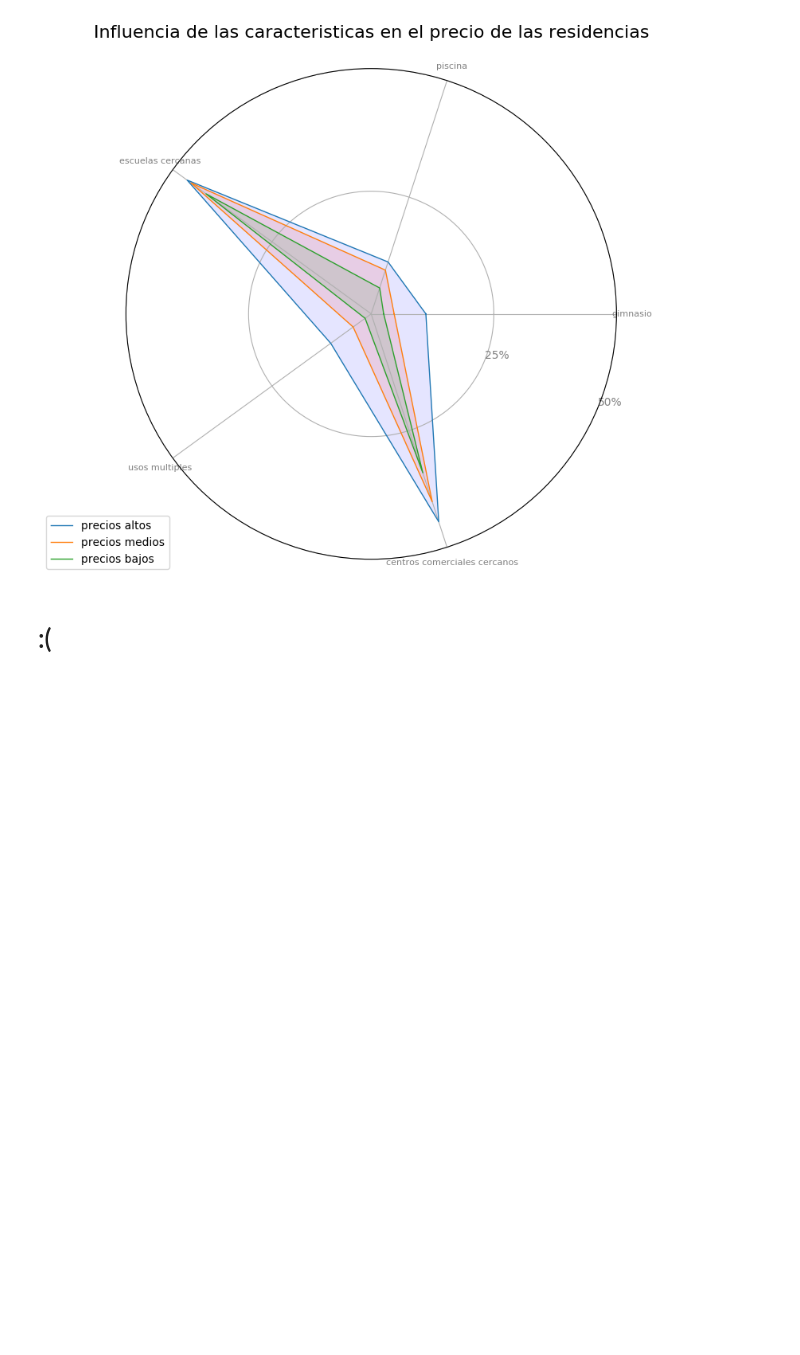
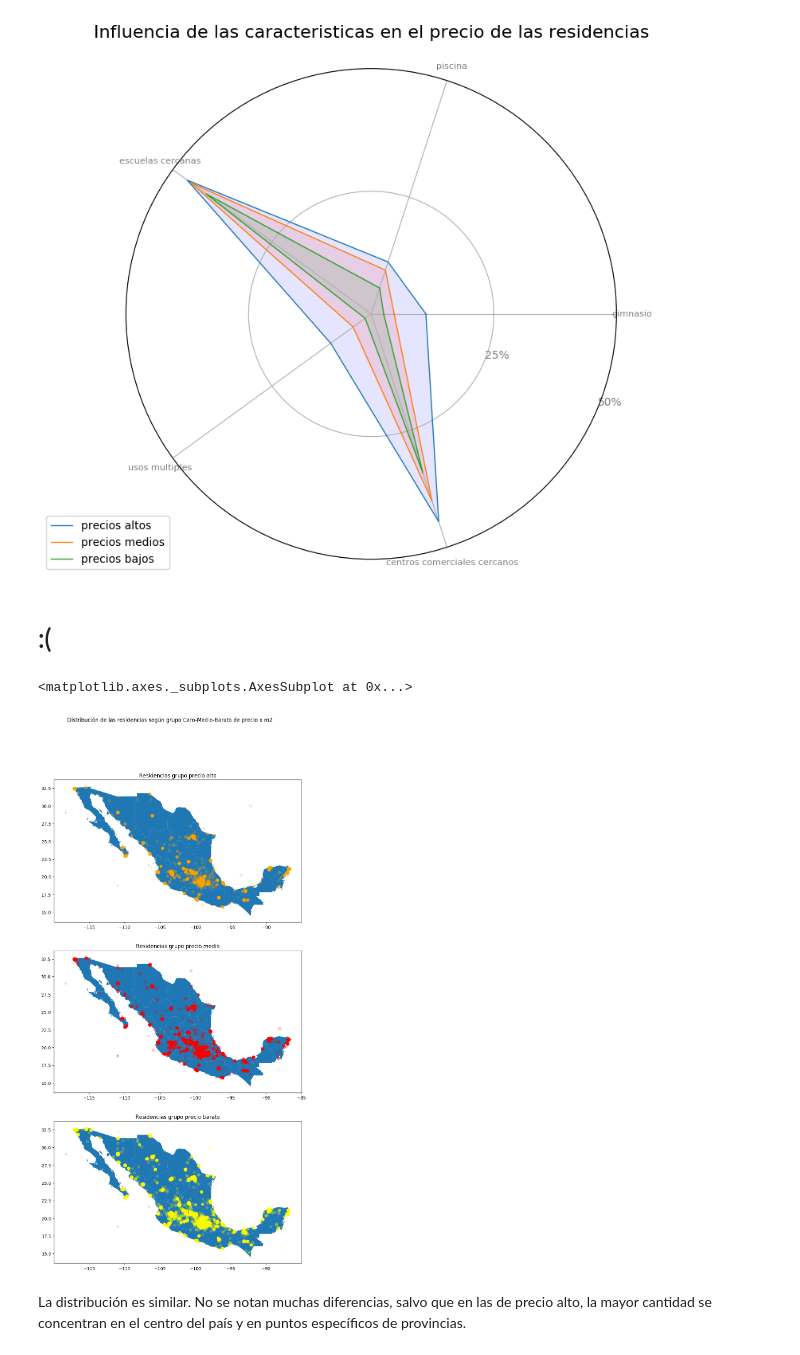
Before and after one commit to petermacgaul/orgaDatos-1, a Jupyter notebook: TP1/02-AnalisisMetroCuadrado.ipynb, the cells around one changed output. Cells and saved outputs as stored; diff of their text form; code cells hidden in the pictures; blank space fills up the shorter version.

Commit message:
grupos precio m2

```diff
--- a/TP1/02-AnalisisMetroCuadrado.ipynb
+++ b/TP1/02-AnalisisMetroCuadrado.ipynb
@@ -385,3 +388,42 @@ precios_chart(df_caracteristicas)
 [figure]
 # %% [markdown]
 # :(
+# %%
+crs = {'init': 'epgs:4326'}
+geo_sanitized_altos = sanitize_geo(preciosAltos)
+geo_sanitized_medios = sanitize_geo(preciosMedios)
+geo_sanitized_bajos = sanitize_geo(preciosBajos)
+
+geo_sanitized_altos = geo_sanitized_altos.loc[geo_sanitized_altos['esResidencial']]
+geo_sanitized_medios = geo_sanitized_medios.loc[geo_sanitized_medios['esResidencial']]
+geo_sanitized_bajos = geo_sanitized_bajos.loc[geo_sanitized_bajos['esResidencial']]
+
+def points_geo_array(df):
+    return [Point(xy) for xy in zip(df['lng'], df['lat'])]
+
+geometry_altos = points_geo_array(geo_sanitized_altos)
+geometry_medios = points_geo_array(geo_sanitized_medios)
+geometry_bajos = points_geo_array(geo_sanitized_bajos)
+# %%
+geo_df_altos = gpd.GeoDataFrame(geo_sanitized_altos, crs=crs, geometry=geometry_altos)
+geo_df_medios = gpd.GeoDataFrame(geo_sanitized_medios, crs=crs, geometry=geometry_medios)
+geo_df_bajos = gpd.GeoDataFrame(geo_sanitized_bajos, crs=crs, geometry=geometry_bajos)
+# %%
+mexico = gpd.read_file('../shapes/MEX_adm1.shp')
+
+fig, (ax1, ax2, ax3) = plt.subplots(3, figsize=(20,20))
+fig.suptitle('Distribución de las residencias según grupo Caro-Medio-Barato de precio x m2')
+ax1.set_title('Residencias grupo precio alto')
+ax2.set_title('Residencias grupo precio medio')
+ax3.set_title('Residencias grupo precio barato')
+mexico.plot(ax=ax1)
+mexico.plot(ax=ax2)
+mexico.plot(ax=ax3)
+geo_df_altos.plot(ax=ax1, color='orange', alpha=0.2)
+geo_df_medios.plot(ax=ax2, color='red', alpha=0.2)
+geo_df_bajos.plot(ax=ax3, color='yellow', alpha=0.2)
+# %% [output]
+<matplotlib.axes._subplots.AxesSubplot at 0x...>
+[figure, added]
+# %% [markdown]
+La distribución es similar. No se notan muchas diferencias, salvo que en las de precio alto, la mayor cantidad se concentran en el centro del país y en puntos específicos de provincias.
```
Also changed, not shown: parts of 2 cells of this notebook.
